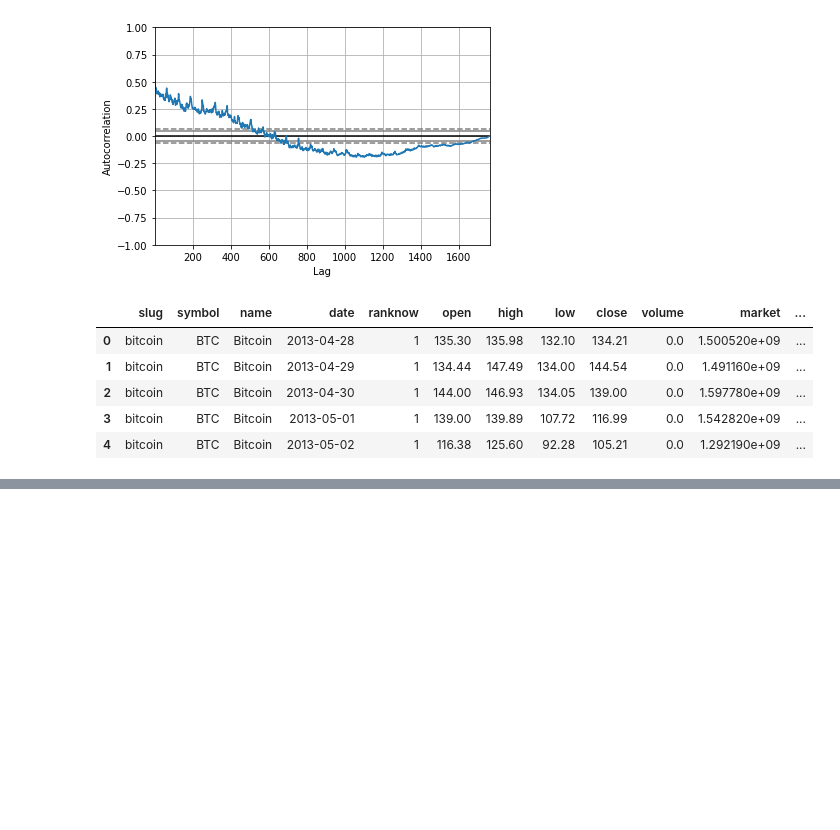
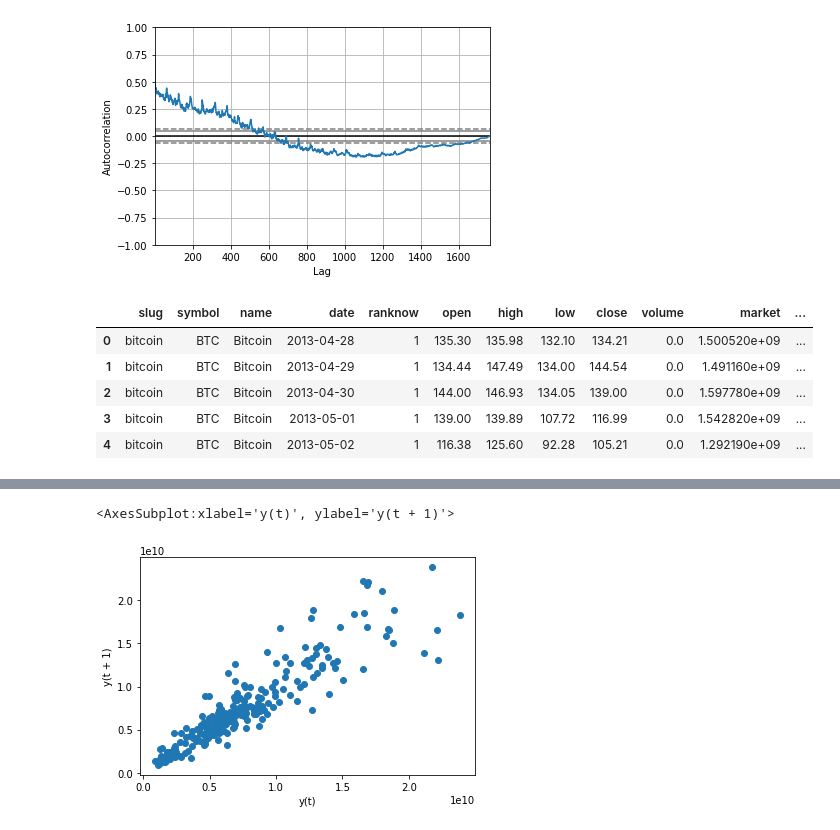
Before and after one commit to hari-viswanathan/learning, a Jupyter notebook: data_visualization.ipynb, the cells around one changed output, grey strips where cells are left out. Cells and saved outputs as stored; diff of their text form; code cells hidden in the pictures; blank space fills up the shorter version.

```diff
--- a/data_visualization.ipynb
+++ b/data_visualization.ipynb
@@ -83,0 +85,5 @@ TypeError: Only valid with DatetimeIndex, TimedeltaIndex or PeriodIndex, but got
+# %%
+lag_plot(crypto['volume'].tail(250))
+# %% [output]
+<AxesSubplot:xlabel='y(t)', ylabel='y(t + 1)'>
+[figure, added]
```
Also changed, not shown: parts of 2 cells of this notebook.
